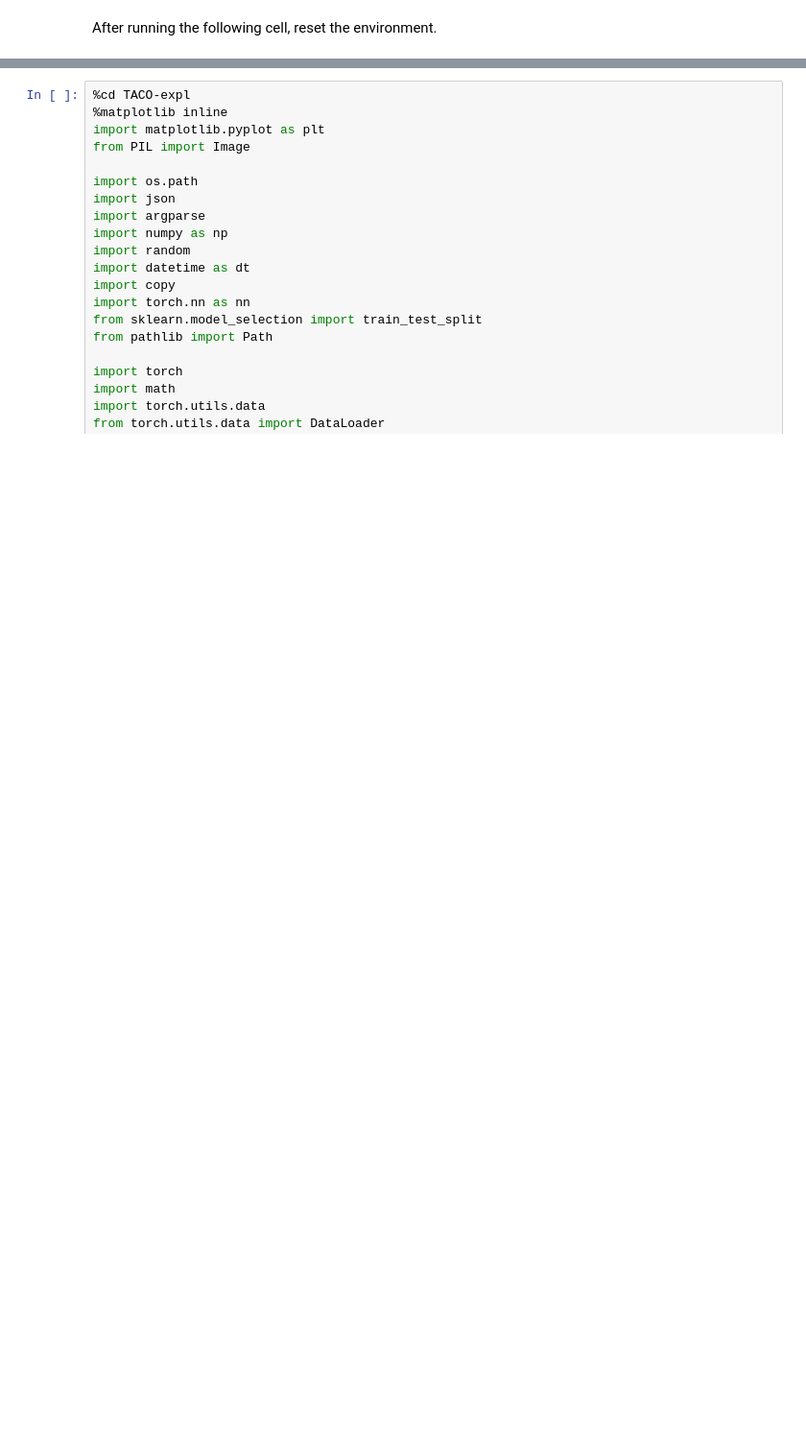
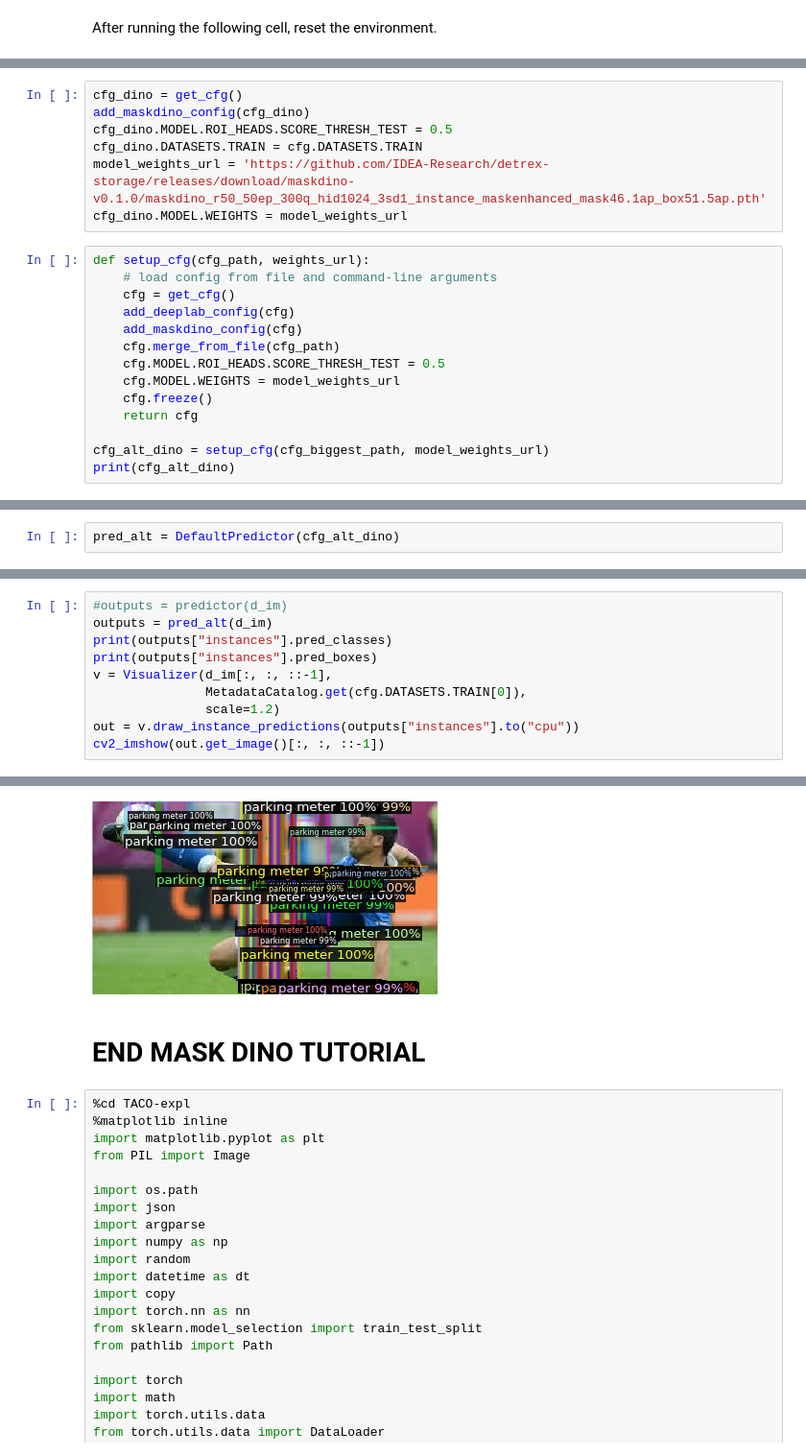
Before and after one commit to DomMcOyle/TACO-expl, a Jupyter notebook: Training_notebook_solov2.ipynb, the cells around one changed output, grey strips where cells are left out. Shown at 96% size. Drawn from its saved outputs; the diff is of its cells as text; blank space fills up the shorter version.

```diff
--- a/Training_notebook_solov2.ipynb
+++ b/Training_notebook_solov2.ipynb
@@ -118,0 +299,21 @@ from builder import build_detector
+# %%
+cfg_dino = get_cfg()
+add_maskdino_config(cfg_dino)
+cfg_dino.MODEL.ROI_HEADS.SCORE_THRESH_TEST = 0.5
+cfg_dino.DATASETS.TRAIN = cfg.DATASETS.TRAIN
+model_weights_url = 'https://github.com/IDEA-Research/detrex-storage/releases/download/maskdino-v0.1.0/maskdino_r50_50ep_300q_hid1024_3sd1_instance_maskenhanced_mask46.1ap_box51.5ap.pth'
+cfg_dino.MODEL.WEIGHTS = model_weights_url
+# %%
+def setup_cfg(cfg_path, weights_url):
+    # load config from file and command-line arguments
+    cfg = get_cfg()
+    add_deeplab_config(cfg)
+    add_maskdino_config(cfg)
+    cfg.merge_from_file(cfg_path)
+    cfg.MODEL.ROI_HEADS.SCORE_THRESH_TEST = 0.5
+    cfg.MODEL.WEIGHTS = model_weights_url
+    cfg.freeze()
+    return cfg
+
+cfg_alt_dino = setup_cfg(cfg_biggest_path, model_weights_url)
+print(cfg_alt_dino)
@@ -118,0 +371,2 @@ from builder import build_detector
+# %%
+pred_alt = DefaultPredictor(cfg_alt_dino)
@@ -118,0 +406,11 @@ from builder import build_detector
+# %%
+#outputs = predictor(d_im)
+outputs = pred_alt(d_im)
+print(outputs["instances"].pred_classes)
+print(outputs["instances"].pred_boxes)
+v = Visualizer(d_im[:, :, ::-1],
+               MetadataCatalog.get(cfg.DATASETS.TRAIN[0]),
+               scale=1.2)
+out = v.draw_instance_predictions(outputs["instances"].to("cpu"))
+cv2_imshow(out.get_image()[:, :, ::-1])
+# %% [output]
@@ -119,3 +434,6 @@ from builder import build_detector
+[figure, added]
+# %% [markdown]
+# END MASK DINO TUTORIAL
 # %%
 %cd TACO-expl
 %matplotlib inline
```
Also changed, not shown: parts of 34 cells of this notebook.
